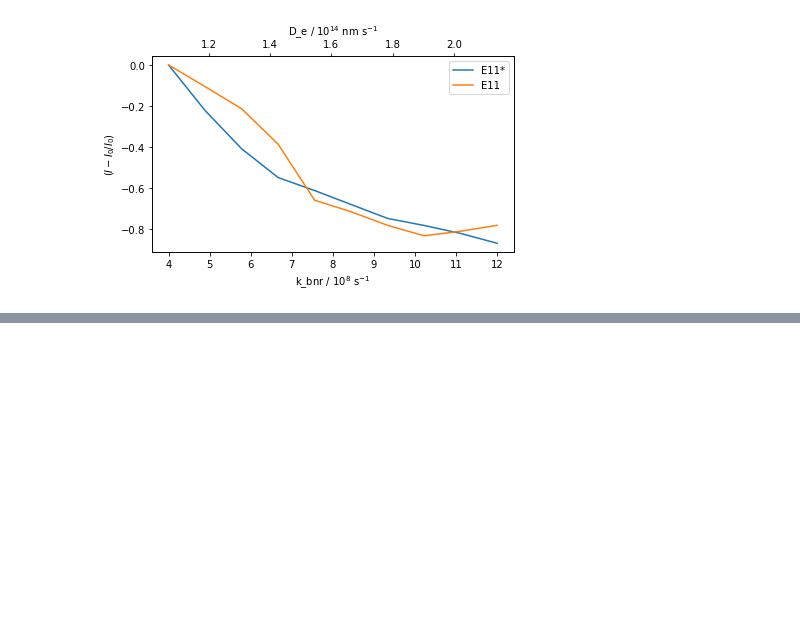
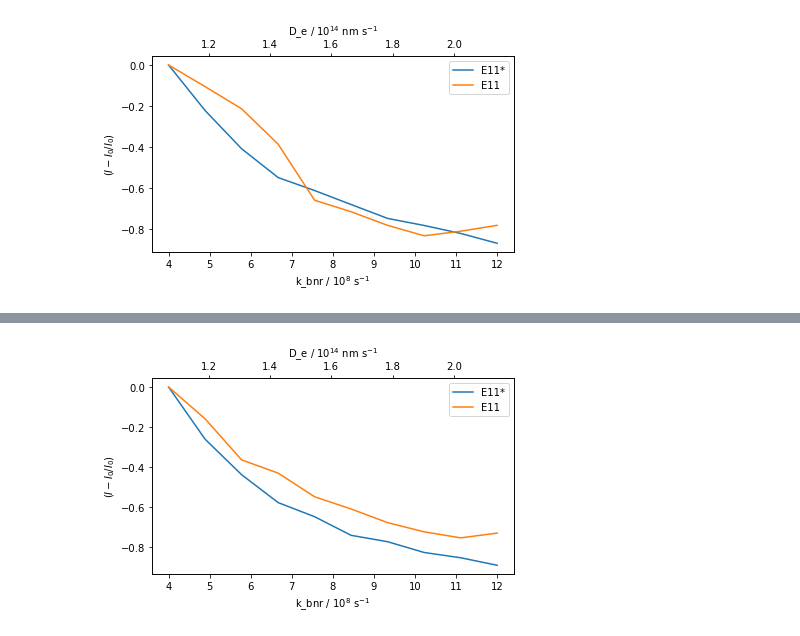
Before and after one commit to mariadohmen/CNT-MC, a Jupyter notebook: simulation/sim_notebooks/2020-10-21-ker_kenr-kbnr-diff-eval.ipynb, the cells around one changed output, grey strips where cells are left out. Drawn from its saved outputs; the diff is of its cells as text; code cells hidden in the pictures; blank space fills up the shorter version.

```diff
--- a/simulation/sim_notebooks/2020-10-21-ker_kenr-kbnr-diff-eval.ipynb
+++ b/simulation/sim_notebooks/2020-10-21-ker_kenr-kbnr-diff-eval.ipynb
@@ -500,0 +613,18 @@ kenr_75_pd.to_csv('../../tmp/kenr_def75.csv')
+# %%
+fig = plt.figure()
+ax1 = fig.add_subplot(111)
+ax2 = ax1.twiny()
+ax2.plot(kenr_50[0].calc_dict['Diff_const'][:, 0]/1e15,
+         kenr_50_QY[1, :, 1], label='E11', alpha=0)
+ax2.set_xlabel('D_e / $10^{14}$ nm s$^{-1}$')
+ax1.plot(kenr_50[0].calc_dict['constant_dependence'][:, 0]/1e8,
+         kenr_50_QY[1, :, 0], label='E11*')
+ax1.plot(kenr_50[0].calc_dict['constant_dependence'][:, 0]/1e8,
+         kenr_50_QY[1, :, 1], label='E11')
+ax1.set_xlabel('{} '.format(kenr_50[0].calc_dict['chosen_const'][0])+'/ $10^{8}$ s$^{-1}$')
+ax1.set_ylabel('$(I - I_0 / I_0)$')
+ax1.legend()
+plt.tight_layout()
+plt.savefig('../../tmp/kenr_def50_delta_I.png', dpi=300)
+# %% [output]
+[figure, added]
```
Also changed, not shown: parts of 15 cells of this notebook, 1 other file.
